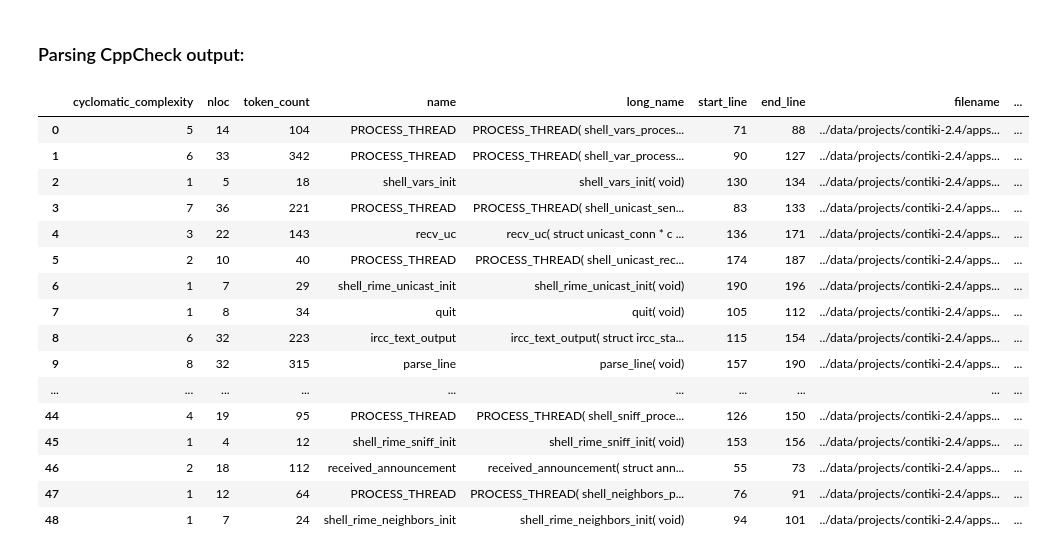
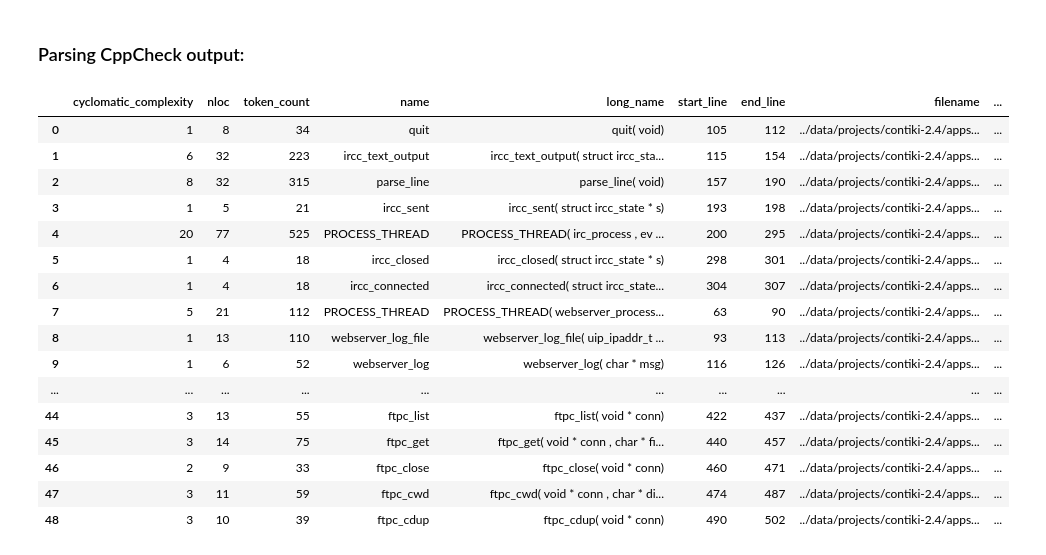
Before and after one commit to SmartSecLab/IoTvulCode, a Jupyter notebook: notebooks/gen_data.ipynb, the cells around one changed output. Cells and saved outputs as stored; diff of their text form; code cells hidden in the pictures.

Commit message:
fixed error on generating correct xml as a output of cppcheck tool

```diff
--- a/notebooks/gen_data.ipynb
+++ b/notebooks/gen_data.ipynb
@@ -38,22 +38,18 @@ def xml2df_using_pandas(xml):
     df_err = df_err.drop('file0', axis=1).drop_duplicates().reset_index(drop=True)
     return df_err
 
-
-def cppcheck_flaws(file_or_dir):
-    """ find flaws ini the file using CppCheck tool
+def cppcheck_flaws(file_or_dir, xmlfile=None):
+    """ find flaws in the file using CppCheck tool
+        example commands:
+        !cppcheck --template=gcc ../data/projects/contiki-2.4/apps/ 2> err.txt
+        !cppcheck --template="{file}; {line}; {severity}; {message}; {code}"
+        --template-location=" {file};{line}; {info};{code}\n" ../data/projects/contiki-2.4/apps/ 2> err.txt
     """
-    cmd = 'cppcheck --xml ' + file_or_dir + ' 2> err.xml'
+    cmd = ['cppcheck ' + file_or_dir + ' --xml 2>> output.xml']
     process = sub.Popen(cmd,  shell=True, stdout=sub.PIPE)
     output = process.stdout.read()
-    return output # xml2df(output)
+    return output
 
-# !cppcheck --template=gcc ../data/projects/contiki-2.4/apps/ 2> err.txt
-# !cppcheck --template="{file}; {line}; {severity}; {message}; {code}"
-# --template-location=" {file};{line}; {info};{code}\n" ../data/projects/contiki-2.4/apps/ 2> err.txt
-
-
-chk_dir = '../data/projects/contiki-2.4/apps/'
-df = cppcheck_flaws(chk_dir)
 
 chk_dir = '../data/projects/contiki-2.4/apps/'
 xml = cppcheck_flaws(chk_dir)
@@ -83,40 +79,43 @@ def xml2df(file):
             df = pd.concat([df, pd.DataFrame([dt_err])], ignore_index=True).drop(columns=['file'], axis=1)
     return df.rename(columns={'file0':'file'})
 
-df_flaw = xml2df('err.xml')
+df_flaw = xml2df('output.xml')
 df_flaw.to_csv('contiki24_cppcheck.csv')
 # %%
 from src.zip2flaw import file2metrics
 
-df_prj = pd.DataFrame()
+def project_flaws(df):
+    """ find flaw entries of all the complete project scanning each unique file.
+    """
+    df_prj = pd.DataFrame()
 
-for x in list(set(df_flaw.file)): # on every unique files
-    lines = list(df_flaw[df_flaw.file==x]['line'])
-    cwes = list(df_flaw[df_flaw.file==x]['cwe'])
-    # vul_statements = list(df_flaw[df_flaw.file==x]['cwe'])
+    for f in list(set(df.file)): # on every unique files
+        lines = list(df[df.file==f]['line'])
+        cwes = list(df[df.file==f]['cwe'])
+        # vul_statements = list(df_flaw[df_flaw.file==x]['cwe'])
+        lines = [x[0] if len(x)==1 else [x[0], x[1]] for x in lines]
+        df_file = file2metrics(f, lines, cwes, tool='cppcheck')
+        df_prj = pd.concat([df_prj, df_file])
 
-    lines = [x[0] if len(x)==1 else [x[0], x[1]] for x in lines]
+    return df_prj.reset_index(drop=True).drop_duplicates()
 
-    df_file = file2metrics(x, lines, cwes, tool='cppcheck')
-    df_prj = pd.concat([df_prj, df_file])
 
-df_prj = df_prj.reset_index(drop=True).drop_duplicates()
-df_prj
+project_flaws(df_flaw)
 # %% [output]
 |  | cyclomatic_complexity | nloc | token_count | name | long_name | start_line | end_line | filename | ... |
-| 0 | 5 | 14 | 104 | PROCESS_THREAD | PROCESS_THREAD( shell_vars_proces... | 71 | 88 | ../data/projects/contiki-2.4/apps... | ... |
-| 1 | 6 | 33 | 342 | PROCESS_THREAD | PROCESS_THREAD( shell_var_process... | 90 | 127 | ../data/projects/contiki-2.4/apps... | ... |
-| 2 | 1 | 5 | 18 | shell_vars_init | shell_vars_init( void) | 130 | 134 | ../data/projects/contiki-2.4/apps... | ... |
-| 3 | 7 | 36 | 221 | PROCESS_THREAD | PROCESS_THREAD( shell_unicast_sen... | 83 | 133 | ../data/projects/contiki-2.4/apps... | ... |
-| 4 | 3 | 22 | 143 | recv_uc | recv_uc( struct unicast_conn * c ... | 136 | 171 | ../data/projects/contiki-2.4/apps... | ... |
-| 5 | 2 | 10 | 40 | PROCESS_THREAD | PROCESS_THREAD( shell_unicast_rec... | 174 | 187 | ../data/projects/contiki-2.4/apps... | ... |
-| 6 | 1 | 7 | 29 | shell_rime_unicast_init | shell_rime_unicast_init( void) | 190 | 196 | ../data/projects/contiki-2.4/apps... | ... |
-| 7 | 1 | 8 | 34 | quit | quit( void) | 105 | 112 | ../data/projects/contiki-2.4/apps... | ... |
-| 8 | 6 | 32 | 223 | ircc_text_output | ircc_text_output( struct ircc_sta... | 115 | 154 | ../data/projects/contiki-2.4/apps... | ... |
-| 9 | 8 | 32 | 315 | parse_line | parse_line( void) | 157 | 190 | ../data/projects/contiki-2.4/apps... | ... |
+| 0 | 1 | 8 | 34 | quit | quit( void) | 105 | 112 | ../data/projects/contiki-2.4/apps... | ... |
+| 1 | 6 | 32 | 223 | ircc_text_output | ircc_text_output( struct ircc_sta... | 115 | 154 | ../data/projects/contiki-2.4/apps... | ... |
+| 2 | 8 | 32 | 315 | parse_line | parse_line( void) | 157 | 190 | ../data/projects/contiki-2.4/apps... | ... |
+| 3 | 1 | 5 | 21 | ircc_sent | ircc_sent( struct ircc_state * s) | 193 | 198 | ../data/projects/contiki-2.4/apps... | ... |
+| 4 | 20 | 77 | 525 | PROCESS_THREAD | PROCESS_THREAD( irc_process , ev ... | 200 | 295 | ../data/projects/contiki-2.4/apps... | ... |
+| 5 | 1 | 4 | 18 | ircc_closed | ircc_closed( struct ircc_state * s) | 298 | 301 | ../data/projects/contiki-2.4/apps... | ... |
+| 6 | 1 | 4 | 18 | ircc_connected | ircc_connected( struct ircc_state... | 304 | 307 | ../data/projects/contiki-2.4/apps... | ... |
+| 7 | 5 | 21 | 112 | PROCESS_THREAD | PROCESS_THREAD( webserver_process... | 63 | 90 | ../data/projects/contiki-2.4/apps... | ... |
+| 8 | 1 | 13 | 110 | webserver_log_file | webserver_log_file( uip_ipaddr_t ... | 93 | 113 | ../data/projects/contiki-2.4/apps... | ... |
+| 9 | 1 | 6 | 52 | webserver_log | webserver_log( char * msg) | 116 | 126 | ../data/projects/contiki-2.4/apps... | ... |
 | ... | ... | ... | ... | ... | ... | ... | ... | ... | ... |
-| 44 | 4 | 19 | 95 | PROCESS_THREAD | PROCESS_THREAD( shell_sniff_proce... | 126 | 150 | ../data/projects/contiki-2.4/apps... | ... |
-| 45 | 1 | 4 | 12 | shell_rime_sniff_init | shell_rime_sniff_init( void) | 153 | 156 | ../data/projects/contiki-2.4/apps... | ... |
-| 46 | 2 | 18 | 112 | received_announcement | received_announcement( struct ann... | 55 | 73 | ../data/projects/contiki-2.4/apps... | ... |
-| 47 | 1 | 12 | 64 | PROCESS_THREAD | PROCESS_THREAD( shell_neighbors_p... | 76 | 91 | ../data/projects/contiki-2.4/apps... | ... |
-| 48 | 1 | 7 | 24 | shell_rime_neighbors_init | shell_rime_neighbors_init( void) | 94 | 101 | ../data/projects/contiki-2.4/apps... | ... |
+| 44 | 3 | 13 | 55 | ftpc_list | ftpc_list( void * conn) | 422 | 437 | ../data/projects/contiki-2.4/apps... | ... |
+| 45 | 3 | 14 | 75 | ftpc_get | ftpc_get( void * conn , char * fi... | 440 | 457 | ../data/projects/contiki-2.4/apps... | ... |
+| 46 | 2 | 9 | 33 | ftpc_close | ftpc_close( void * conn) | 460 | 471 | ../data/projects/contiki-2.4/apps... | ... |
+| 47 | 3 | 11 | 59 | ftpc_cwd | ftpc_cwd( void * conn , char * di... | 474 | 487 | ../data/projects/contiki-2.4/apps... | ... |
+| 48 | 3 | 10 | 39 | ftpc_cdup | ftpc_cdup( void * conn) | 490 | 502 | ../data/projects/contiki-2.4/apps... | ... |
```
Also changed, not shown: 2 other files.
